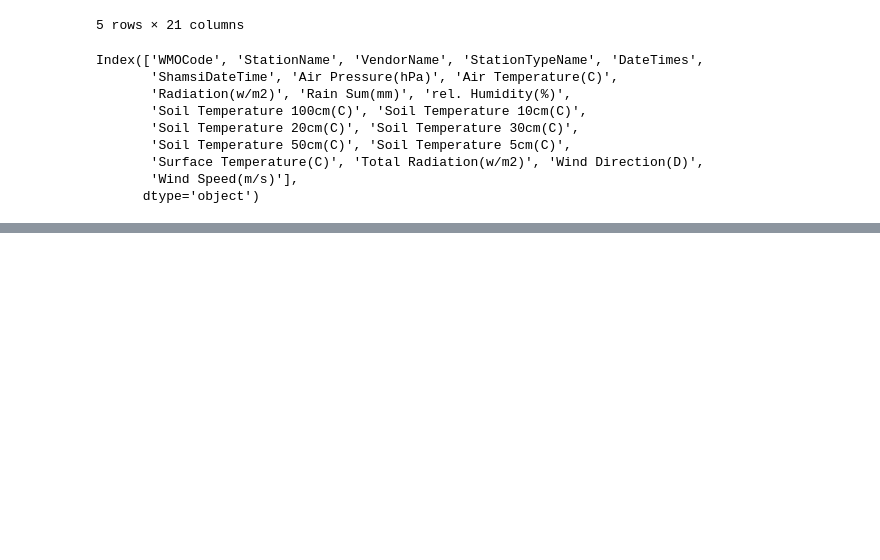
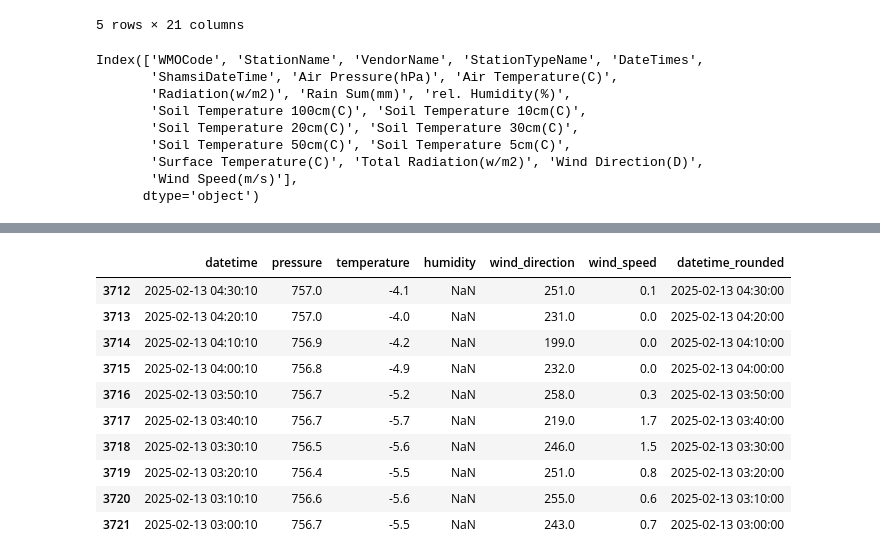
Before and after one commit to amirbaqerzadeh/wind-forecast-benchmark, a Jupyter notebook: notebooks/data/multi_variate_data_cleaning.ipynb, the cells around one changed output, grey strips where cells are left out. Drawn from its saved outputs; the diff is of its cells as text; code cells hidden in the pictures; blank space fills up the shorter version.

```diff
--- a/notebooks/data/multi_variate_data_cleaning.ipynb
+++ b/notebooks/data/multi_variate_data_cleaning.ipynb
@@ -41,0 +176,21 @@ dirty_df = df[['DateTimes',
+# %%
+# Identify rows where humidity is still NaN after previous filling
+hum_nan_mask = dirty_df['humidity'].isna()
+
+# Show count of remaining NaNs
+print("Remaining humidity NaNs:", hum_nan_mask.sum())
+
+# Show first few rows with humidity NaN
+print("\nFirst 10 rows with humidity NaN:")
+dirty_df[hum_nan_mask].head(10)
+
+# Check if remaining NaNs are at the start or end
+print("\nNaNs in first 100 rows:", hum_nan_mask.iloc[:100].sum())
+print("NaNs in last 100 rows:", hum_nan_mask.iloc[-100:].sum())
+
+# Check time gaps around remaining NaNs (to see if part of long gaps)
+if hum_nan_mask.sum() > 0:
+    nan_df = dirty_df[hum_nan_mask].copy()
+    print("\nSample datetime range of remaining NaNs:")
+    print("Earliest:", nan_df['datetime'].min())
+    print("Latest:", nan_df['datetime'].max())
@@ -41,0 +208,14 @@ dirty_df = df[['DateTimes',
+# %%
+dirty_df[hum_nan_mask].head(10)
+# %% [output]
+|  | datetime | pressure | temperature | humidity | wind_direction | wind_speed | datetime_rounded |
+| 3712 | 2025-02-13 04:30:10 | 757.0 | -4.1 | NaN | 251.0 | 0.1 | 2025-02-13 04:30:00 |
+| 3713 | 2025-02-13 04:20:10 | 757.0 | -4.0 | NaN | 231.0 | 0.0 | 2025-02-13 04:20:00 |
+| 3714 | 2025-02-13 04:10:10 | 756.9 | -4.2 | NaN | 199.0 | 0.0 | 2025-02-13 04:10:00 |
+| 3715 | 2025-02-13 04:00:10 | 756.8 | -4.9 | NaN | 232.0 | 0.0 | 2025-02-13 04:00:00 |
+| 3716 | 2025-02-13 03:50:10 | 756.7 | -5.2 | NaN | 258.0 | 0.3 | 2025-02-13 03:50:00 |
+| 3717 | 2025-02-13 03:40:10 | 756.7 | -5.7 | NaN | 219.0 | 1.7 | 2025-02-13 03:40:00 |
+| 3718 | 2025-02-13 03:30:10 | 756.5 | -5.6 | NaN | 246.0 | 1.5 | 2025-02-13 03:30:00 |
+| 3719 | 2025-02-13 03:20:10 | 756.4 | -5.5 | NaN | 251.0 | 0.8 | 2025-02-13 03:20:00 |
+| 3720 | 2025-02-13 03:10:10 | 756.6 | -5.6 | NaN | 255.0 | 0.6 | 2025-02-13 03:10:00 |
+| 3721 | 2025-02-13 03:00:10 | 756.7 | -5.5 | NaN | 243.0 | 0.7 | 2025-02-13 03:00:00 |
```
Also changed, not shown: parts of 24 cells of this notebook.
